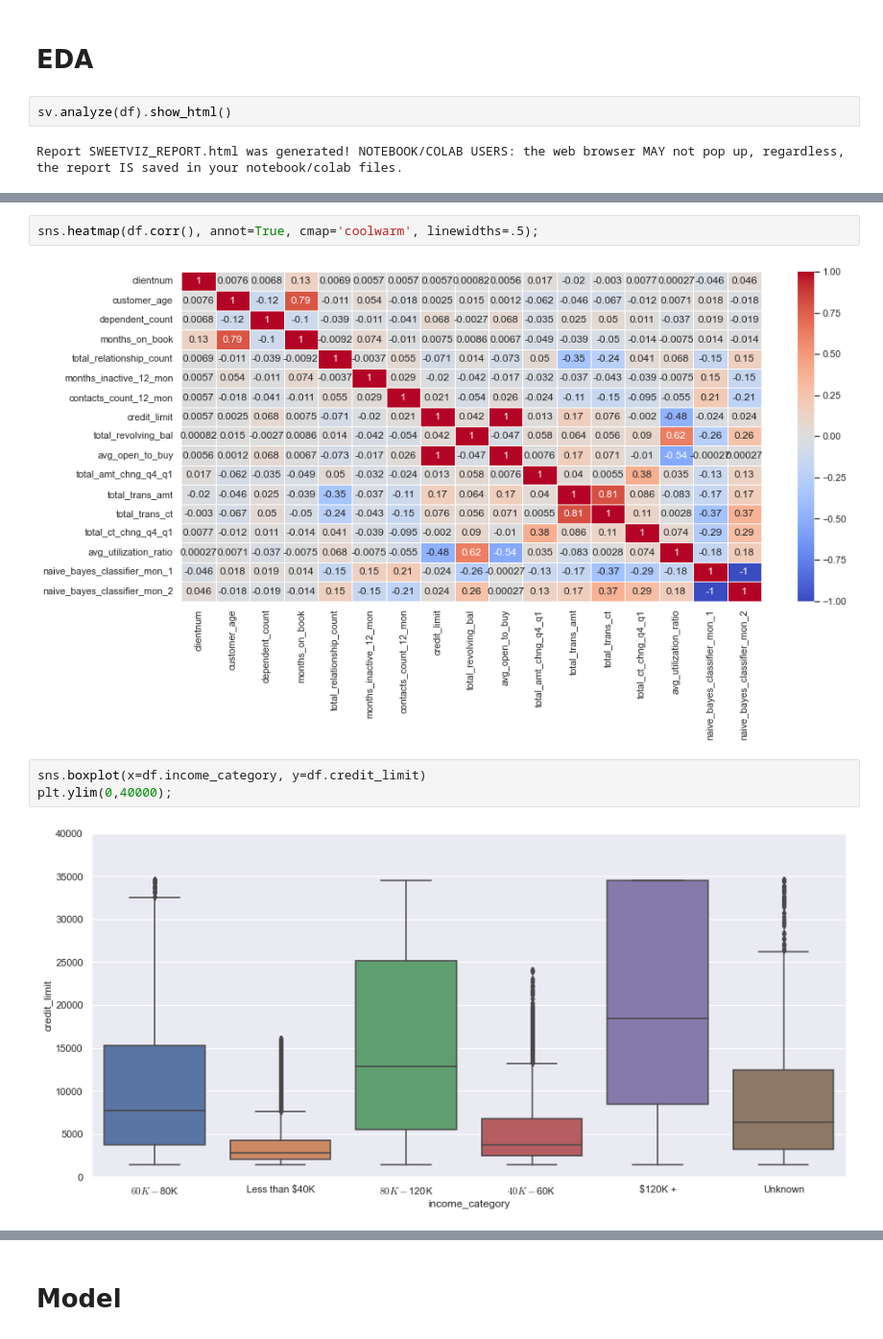
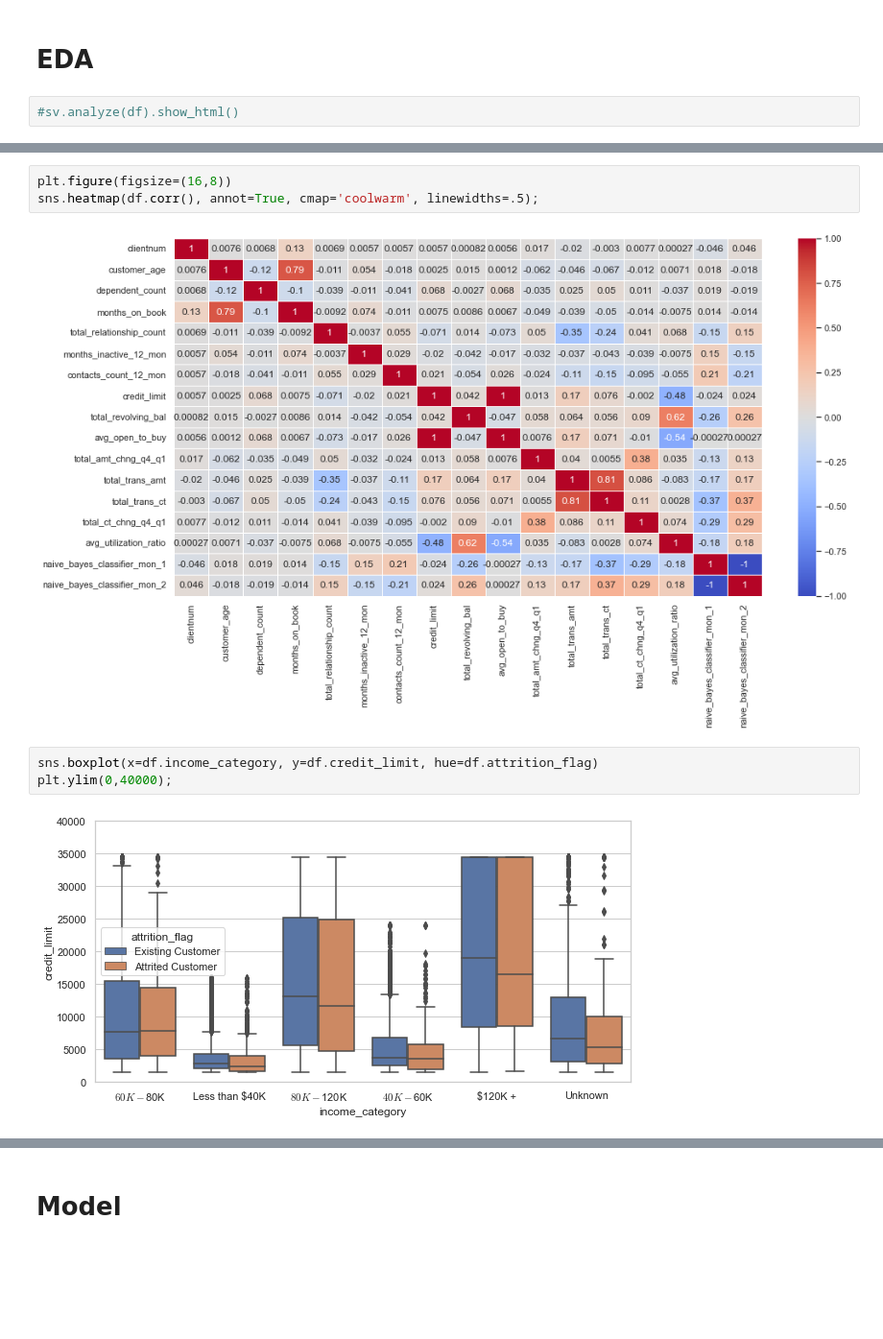
Before and after one commit to leonardoccarv/ChurnBankDetection, a Jupyter notebook: ChurnBankDetection.ipynb, the cells around one changed output, grey strips where cells are left out. Shown: that part at 96% size. Cells and saved outputs as stored; diff of their text form; blank space fills up the shorter version.

```diff
--- a/ChurnBankDetection.ipynb
+++ b/ChurnBankDetection.ipynb
@@ -119,9 +119,7 @@ df.head()
 # %% [markdown]
 # EDA
 # %%
-sv.analyze(df).show_html()
+#sv.analyze(df).show_html()
-# %% [output]
-Report SWEETVIZ_REPORT.html was generated! NOTEBOOK/COLAB USERS: the web browser MAY not pop up, regardless, the report IS saved in your notebook/colab files.
 # %%
 df.describe()
 # %% [output]
@@ -135,11 +133,12 @@ df.describe()
 | 75% | 7.731435e+08 | 52.000000 | 3.000000 | 40.000000 | 5.000000 | 3.000000 | ... |
 | max | 8.283431e+08 | 73.000000 | 5.000000 | 56.000000 | 6.000000 | 6.000000 | ... |
 # %%
+plt.figure(figsize=(16,8))
 sns.heatmap(df.corr(), annot=True, cmap='coolwarm', linewidths=.5);
 # %% [output]
-[figure, old version]
+[figure, new version]
 # %%
-sns.boxplot(x=df.income_category, y=df.credit_limit)
+sns.boxplot(x=df.income_category, y=df.credit_limit, hue=df.attrition_flag)
 plt.ylim(0,40000);
 # %% [output]
-[figure, old version]
+[figure, new version]
```
Also changed, not shown: parts of 7 cells of this notebook.
